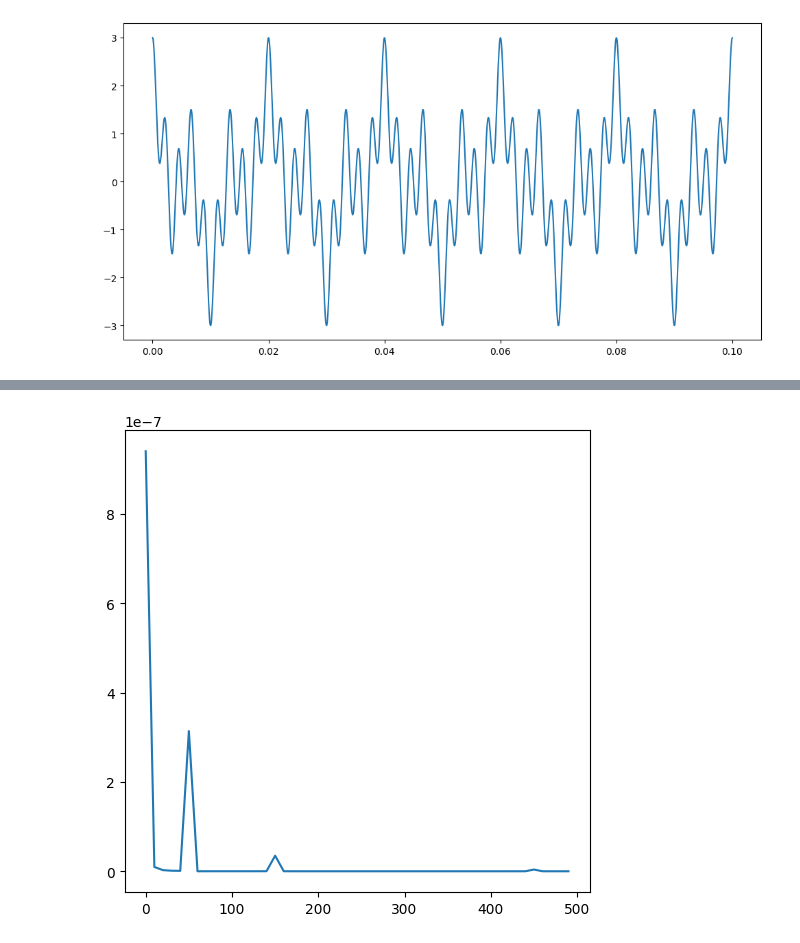
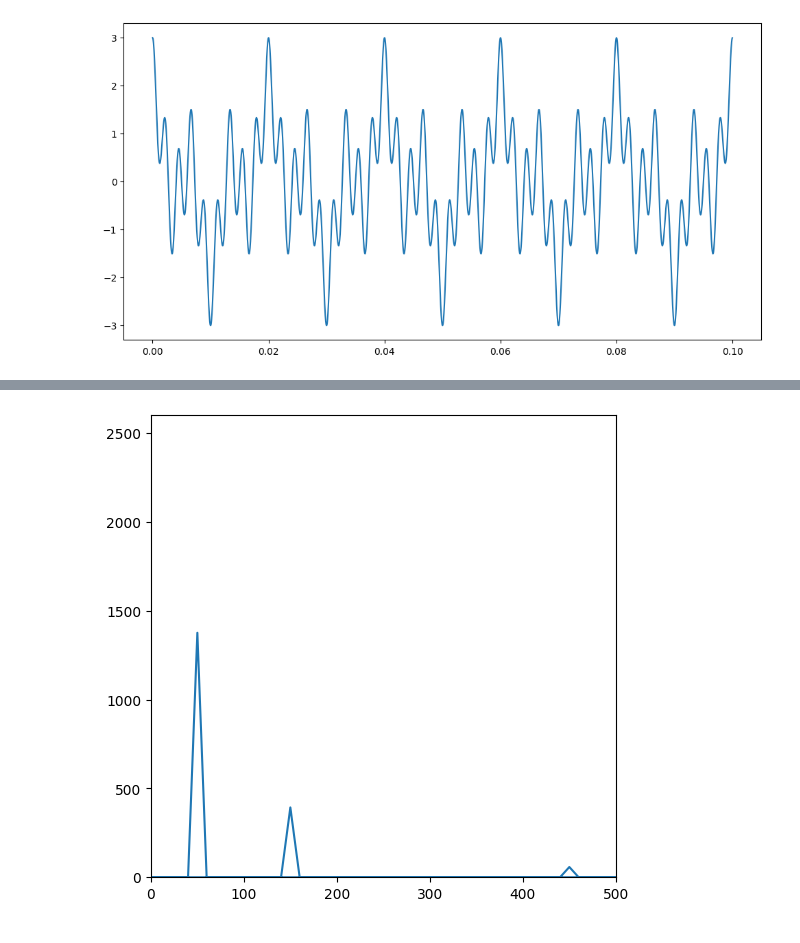
Before and after one commit to pimonov-student/another_digital_signal, a Jupyter notebook: lab_four.ipynb, the cells around one changed output, grey strips where cells are left out. Drawn from its saved outputs; the diff is of its cells as text; code cells hidden in the pictures.

```diff
--- a/lab_four.ipynb
+++ b/lab_four.ipynb
@@ -11,7 +11,7 @@ def cos_func(x):
     w_3 = 2 * np.pi * f_3
     return np.cos(w_1 * x) + np.cos(w_2 * x) + np.cos(w_3 * x)
 # %%
-cos_args = np.linspace(0, 0.1, num=5000)
+cos_args = np.arange(0, 0.1, 1 / 50000)
 y_cos = cos_func(cos_args)
 
 plt.figure(figsize=(12, 6))
@@ -20,11 +20,11 @@ plt.show()
 # %% [output]
 [figure]
 # %%
-x_cos_fft = np.fft.fftfreq(5000, 0.1 / 5000)
+x_cos_fft = np.fft.fftfreq(len(cos_args), 0.1 / len(cos_args))
 y_cos_fft = np.fft.fft(y_cos)
-y_cos_fft = y_cos_fft / max(y_cos_fft)
 
 plt.figure(figsize=(6, 6))
-plt.plot(x_cos_fft[:50], np.abs(y_cos_fft)[:50])
+plt.plot(x_cos_fft, np.abs(y_cos_fft))
+plt.xlim([0, 500])
 plt.show()
 # %% [output]
@@ -32,12 +32,13 @@ plt.show()
 # %%
-def butter_low_filter(w):
-    w_c = 70 / 2500
-    return (w_c ** 2) / (-(w ** 2) + 1j * np.sqrt(2) * w_c * w + 1)
+def butter_filter(w):
+    return 1 / (w ** 2 + 1j * np.sqrt(2) * w + 1)
 # %%
-low_filtered_y_cos_fft = butter_low_filter(x_cos_fft) * y_cos_fft
+low_filtered_y_cos_fft = butter_filter(x_cos_fft / 70) * y_cos_fft
 
 plt.figure(figsize=(6, 6))
-plt.plot(x_cos_fft[:50], np.abs(low_filtered_y_cos_fft)[:50])
+plt.plot(x_cos_fft, np.abs(low_filtered_y_cos_fft))
+plt.ylim([-0.05, 2600])
+plt.xlim([0, 500])
 plt.show()
 # %% [output]
-[figure, old version]
+[figure, new version]
```
Also changed, not shown: parts of 2 cells of this notebook.
